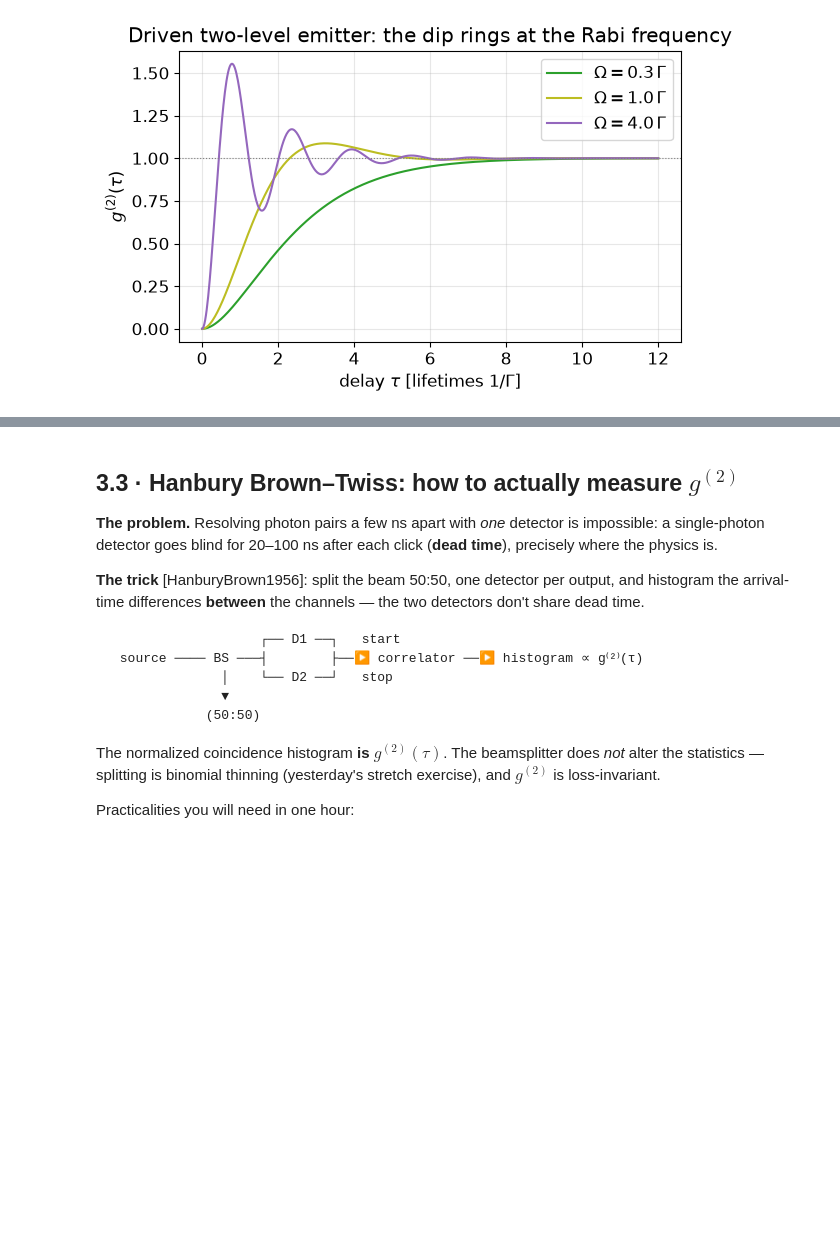
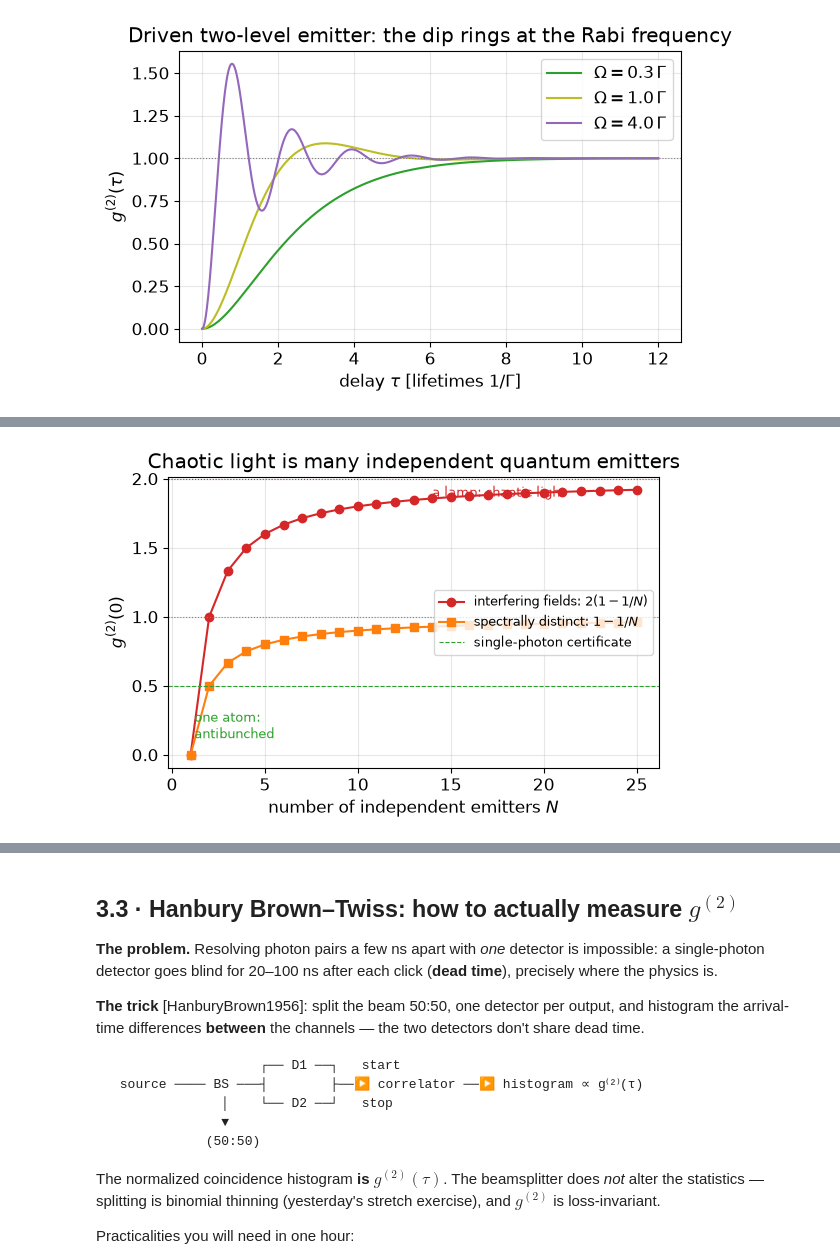
Before and after one commit to laserlab/CountingPhotons, a Jupyter notebook: lectures/03_Correlations_Generation_Detection.ipynb, the cells around one changed output, grey strips where cells are left out. Drawn from its saved outputs; the diff is of its cells as text; code cells hidden in the pictures; blank space fills up the shorter version.

```diff
--- a/lectures/03_Correlations_Generation_Detection.ipynb
+++ b/lectures/03_Correlations_Generation_Detection.ipynb
@@ -156,0 +168,26 @@ plt.show()
+# %%
+# From antibunching to chaos: g2(0) of N independent single-photon emitters.
+N_em = np.arange(1, 26)
+g2_interfering = 2 * (1 - 1 / N_em)        # same mode, random phases
+g2_distinct = 1 - 1 / N_em                 # spectrally distinct (no wave term)
+
+fig, ax = plt.subplots()
+ax.plot(N_em, g2_interfering, "o-", color="tab:red",
+        label="interfering fields: $2(1-1/N)$")
+ax.plot(N_em, g2_distinct, "s-", color="tab:orange",
+        label="spectrally distinct: $1-1/N$")
+ax.axhline(2, color="tab:red", ls=":", lw=0.8)
+ax.axhline(1, color="gray", ls=":", lw=0.8)
+ax.axhline(0.5, color="tab:green", ls="--", lw=0.8,
+           label="single-photon certificate")
+ax.annotate("one atom:\nantibunched", (1.2, 0.12), fontsize=9,
+            color="tab:green")
+ax.annotate("a lamp: chaotic light", (14, 1.87), fontsize=9, color="tab:red")
+ax.set_xlabel("number of independent emitters $N$")
+ax.set_ylabel("$g^{(2)}(0)$")
+ax.set_title("Chaotic light is many independent quantum emitters")
+ax.legend(loc="center right", fontsize=9)
+plt.tight_layout()
+plt.show()
+# %% [output]
+[figure, added]
```
Also changed, not shown: parts of 2 cells of this notebook, 4 other files.
